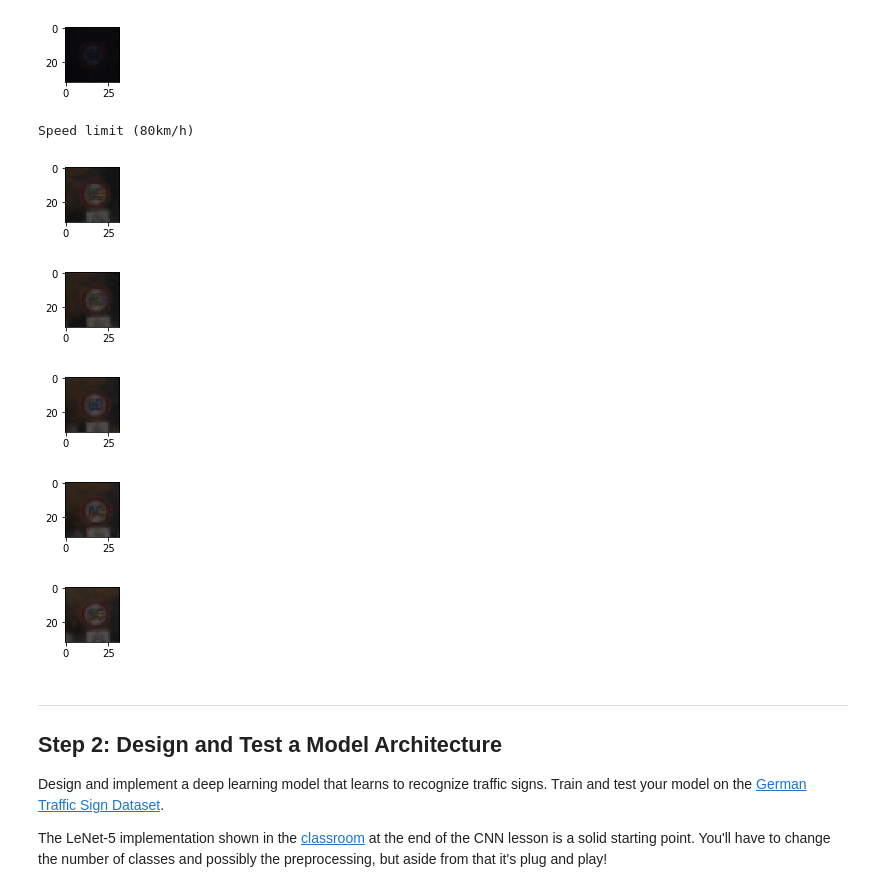
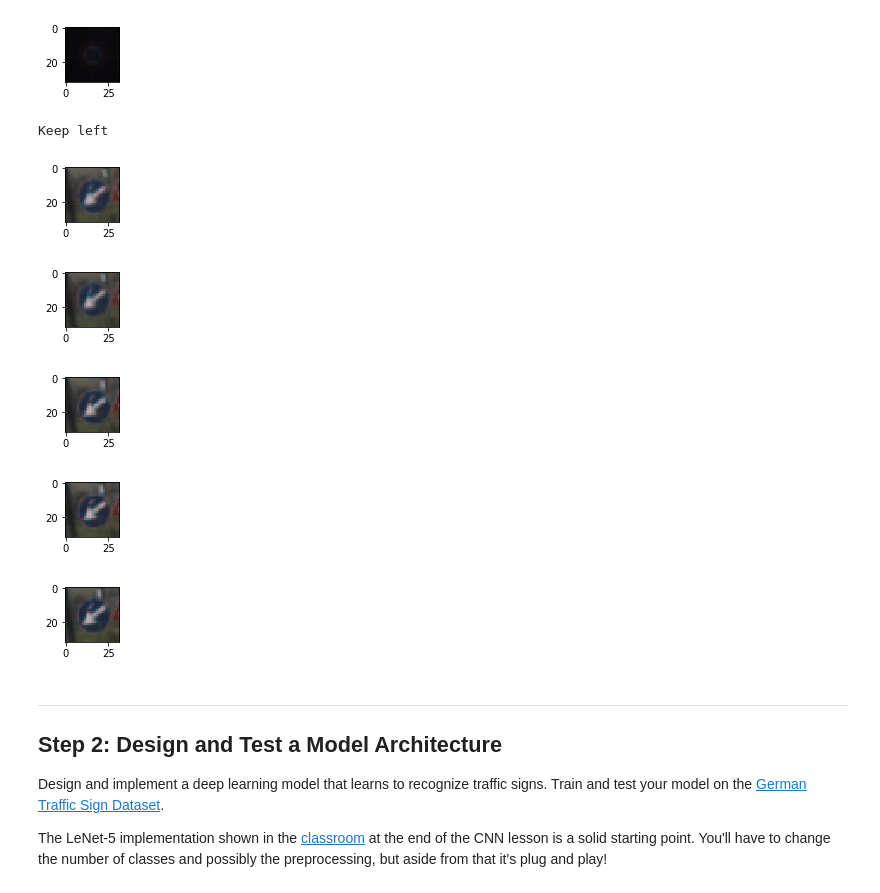
Before and after one commit to asunar/CarND-Traffic-Sign-Classifier-Project, a Jupyter notebook: Traffic_Sign_Classifier.ipynb, the cells around one changed output. Cells and saved outputs as stored; diff of their text form; code cells hidden in the pictures.

```diff
--- a/Traffic_Sign_Classifier.ipynb
+++ b/Traffic_Sign_Classifier.ipynb
@@ -117,36 +117,36 @@ Sign id:7
 # %%
 def get_signname_dictionary():
     reader = csv.reader(open('signnames.csv', 'r'))
     signname_dictionary = {}
     for row in reader:
        class_id, sign_name  = row
        signname_dictionary[class_id] = sign_name
     return signname_dictionary
 
 def get_signname_by_classid(classId):
     return get_signname_dictionary()[classId]
 
 def find_image_indices_by_classId(classId):
     return np.where(y_train == classId)[0][:5] #return top 5 image indices
 
 def get_image_by_index(index):
     return X_train[index].squeeze()
 
 def show_image(img):
     plt.figure(figsize=(1,1))
     plt.imshow(img)
 
-class_id = 5
+class_id = 39
 print(get_signname_by_classid(str(class_id)))
 [show_image(get_image_by_index(index)) for index in find_image_indices_by_classId(class_id)]
 print()
 # %% [output]
-Speed limit (80km/h)
+Keep left
-[figure, old version]
+[figure, new version]
-[figure, old version]
+[figure, new version]
-[figure, old version]
+[figure, new version]
-[figure, old version]
+[figure, new version]
-[figure, old version]
+[figure, new version]
 # %% [markdown]
 ----
 
```
Also changed, not shown: parts of 1 cell of this notebook, 11 other files.
